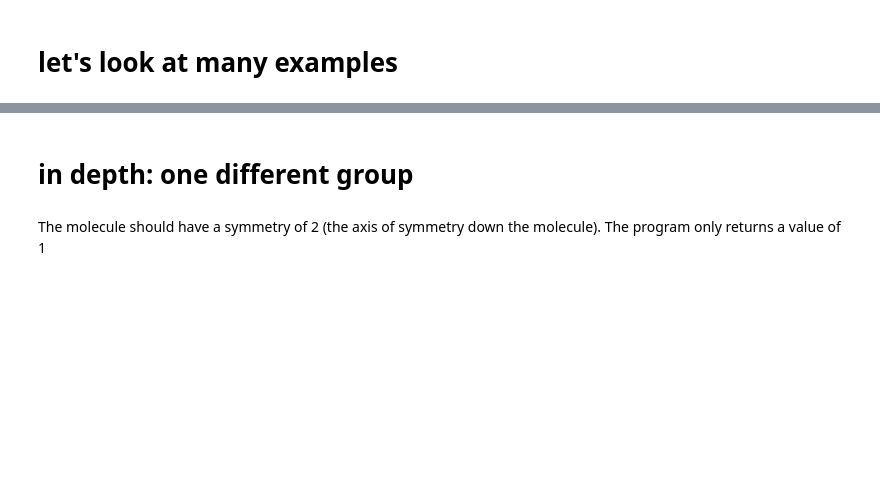
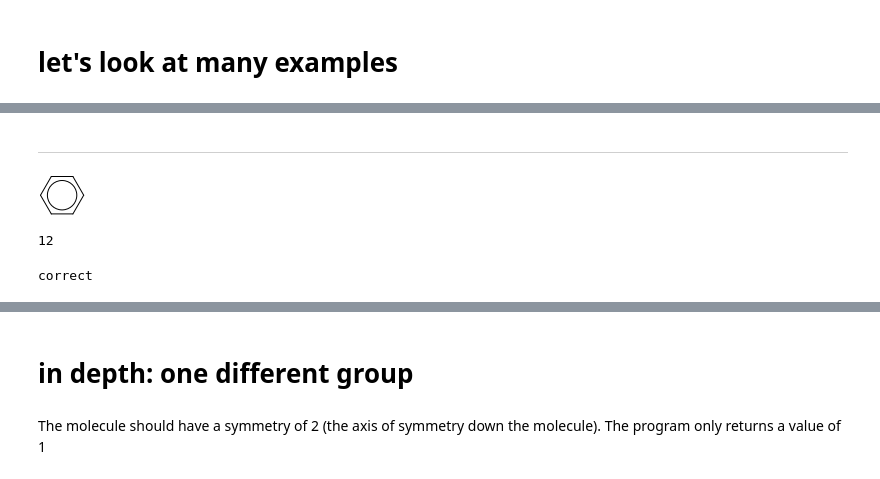
Before and after one commit to goldmanm/rmg_walkthroughs, a Jupyter notebook: issues/symmetry cyclic symmetry.ipynb, the cells around one changed output, grey strips where cells are left out. Saved outputs shown, nothing was run; the diff lists cells and outputs as text; code cells hidden in the pictures; blank space fills up the shorter version.

```diff
--- a/issues/symmetry cyclic symmetry.ipynb
+++ b/issues/symmetry cyclic symmetry.ipynb
@@ -133,0 +40,23 @@ calculateCyclicSymmetryNumber(s1)
+# %% [markdown]
+***
+# %%
+proper_symmetry = 12
+spec1 = Species().fromSMILES('c1ccccc1')
+s1 = spec1.getResonanceHybrid()
+s1
+# %% [output]
+[figure, added]
+# %%
+# calculated symmetry number
+calculated_symmetry = calculateCyclicSymmetryNumber(s1)
+calculated_symmetry
+# %% [output]
+12
+# %%
+# check if right
+if proper_symmetry == calculated_symmetry:
+    print('correct')
+else:
+    print('wrong')
+# %% [output]
+correct
```
Also changed, not shown: parts of 98 cells of this notebook.
